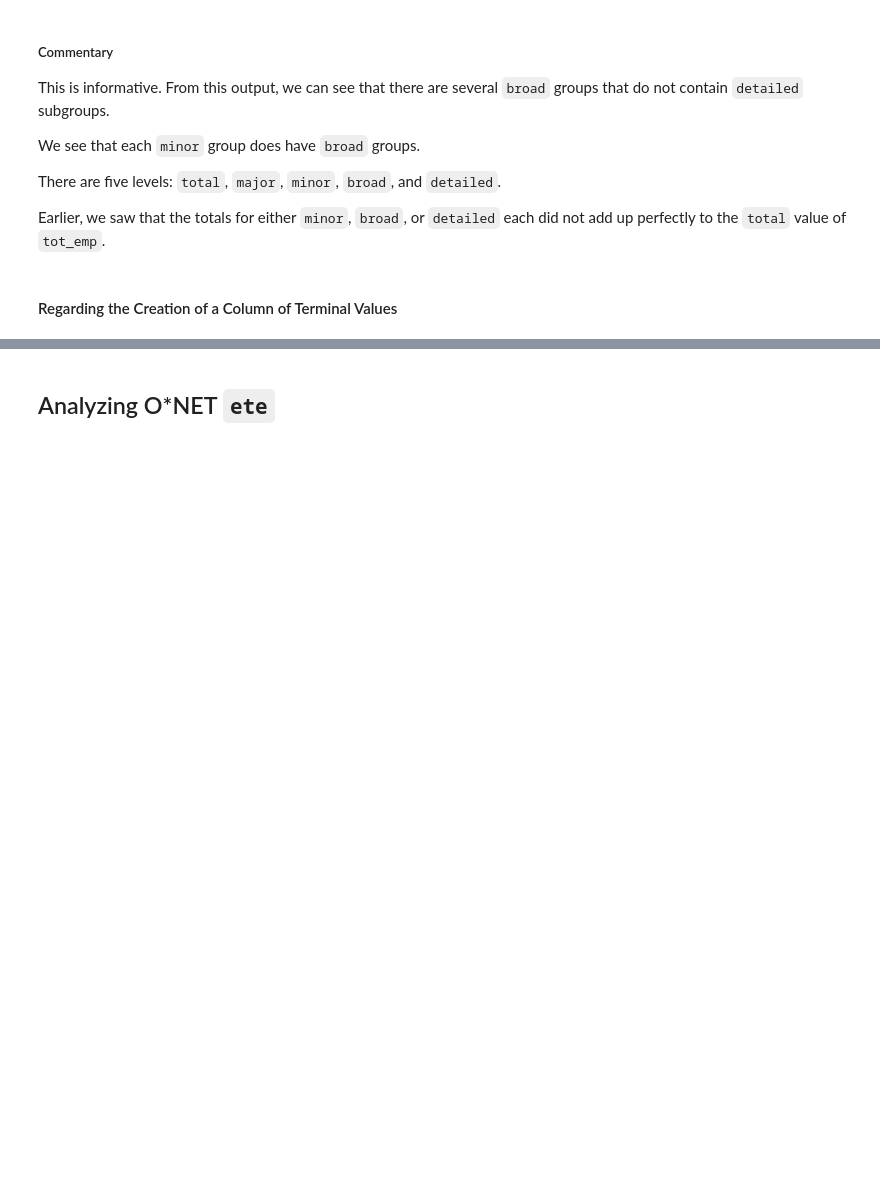
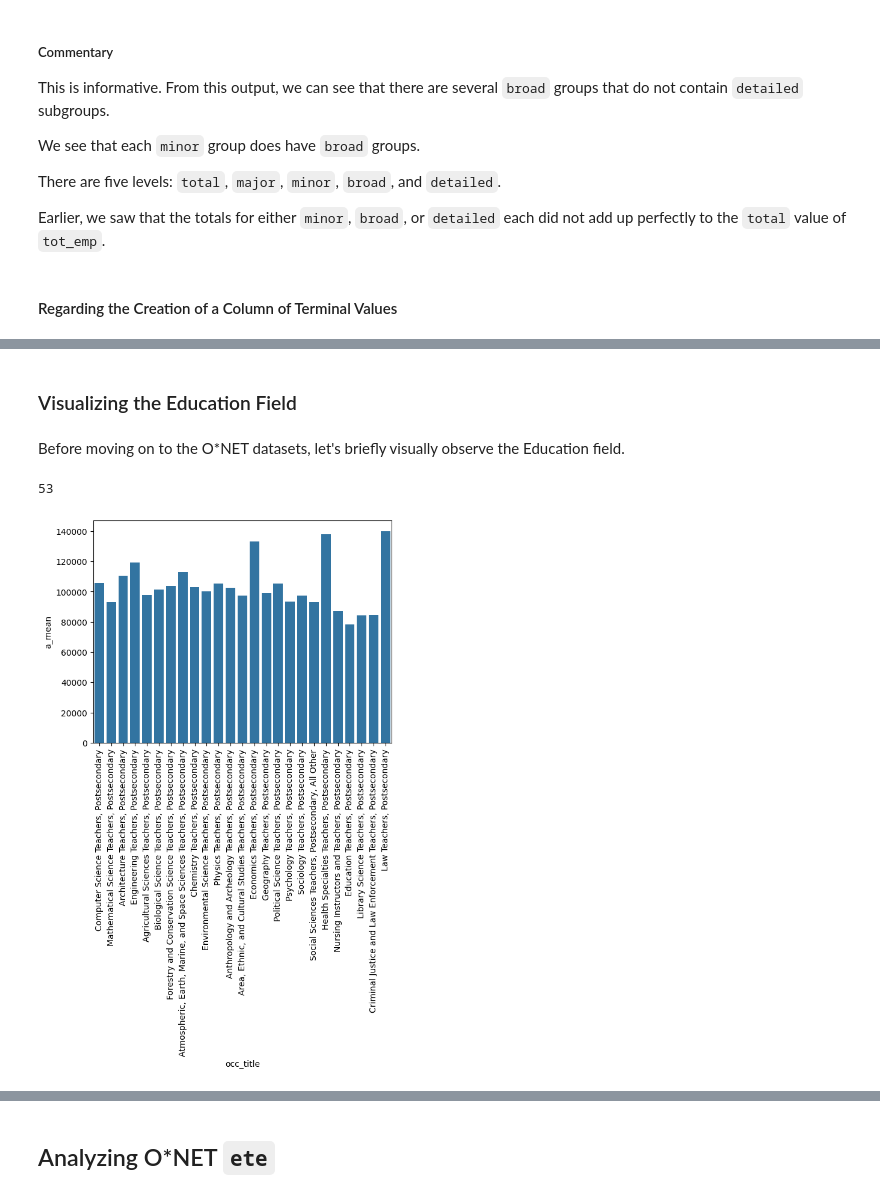
Before and after one commit to blue-santa/comparing-training-req-to-salary-exp, a Jupyter notebook: notebooks/03-exploratory-data-analysis/02-00-eda-train-reward-compare.ipynb, the cells around one changed output, grey strips where cells are left out. Cells and saved outputs as stored; diff of their text form; code cells hidden in the pictures; blank space fills up the shorter version.

```diff
--- a/notebooks/03-exploratory-data-analysis/02-00-eda-train-reward-compare.ipynb
+++ b/notebooks/03-exploratory-data-analysis/02-00-eda-train-reward-compare.ipynb
@@ -622,0 +625,19 @@ This potential column is an idea to keep in mind, and we can return to it later,
+# %% [markdown]
+### Visualizing the Education Field
+# %% [markdown]
+Before moving on to the O*NET datasets, let's briefly visually observe the Education field.
+# %%
+temp_edu = nat_data[nat_data['occ_code'].str.startswith('25') == True]
+# %%
+temp_edu_detailed = temp_edu[temp_edu['o_group'] == 'detailed']
+# %%
+len(temp_edu_detailed)
+# %% [output]
+53
+# %%
+fig, ax = plt.subplots()
+_ = sns.barplot(data=temp_edu_detailed.iloc[:25], x='occ_title', y='a_mean')
+_ = plt.xticks(rotation=90)
+plt.show()
+# %% [output]
+[figure, added]
```
Also changed, not shown: parts of 33 cells of this notebook.
